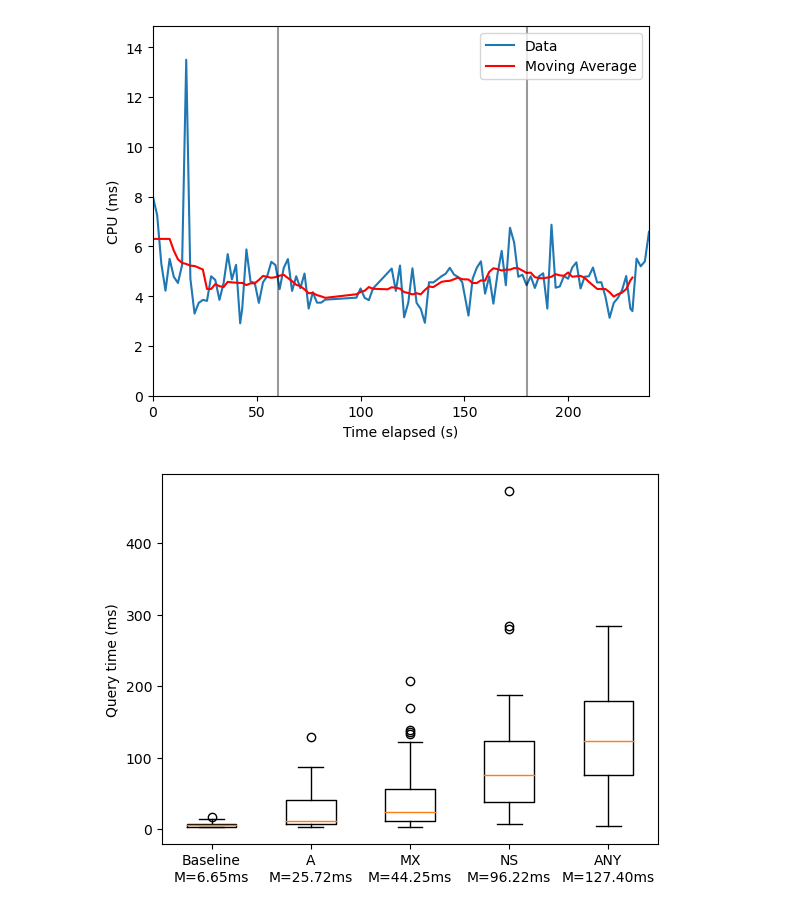
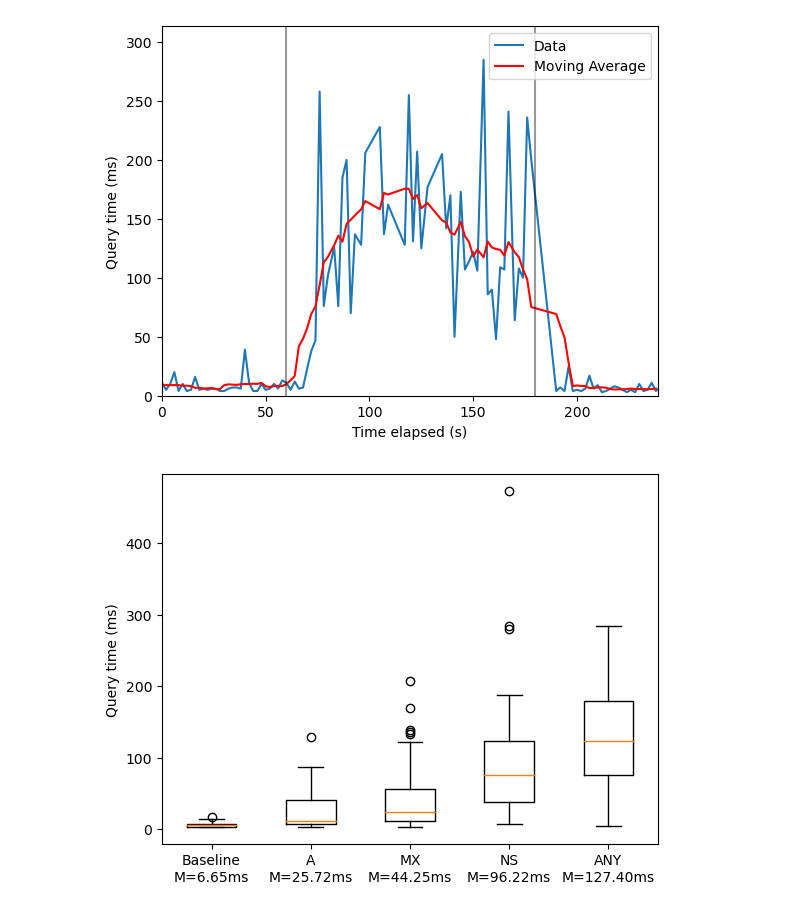
Before and after one commit to AndreaAlberti07/DNS-Reflection-and-Amplification-Attack, a Jupyter notebook: data/network_analysis.ipynb, the cells around one changed output. Saved outputs shown, nothing was run; the diff lists cells and outputs as text; code cells hidden in the pictures.

```diff
--- a/data/network_analysis.ipynb
+++ b/data/network_analysis.ipynb
@@ -40,9 +41,9 @@ def plot_with_ma(df, col):
     plt.show()
 # %%
-df = load_df('full_data/network_A_10K.csv')
-plot_with_ma(df, "CPU")
+df = load_df('full_data/network_ANY_10K.csv')
+plot_with_ma(df, "Query_time")
 # %% [output]
-[figure, old version]
+[figure, new version]
 # %%
 # List of filenames
 filenames = ["A_10K", "MX_10K", "NS_10K", "ANY_10K"]
```
Also changed, not shown: parts of 3 cells of this notebook, 6 other files.
